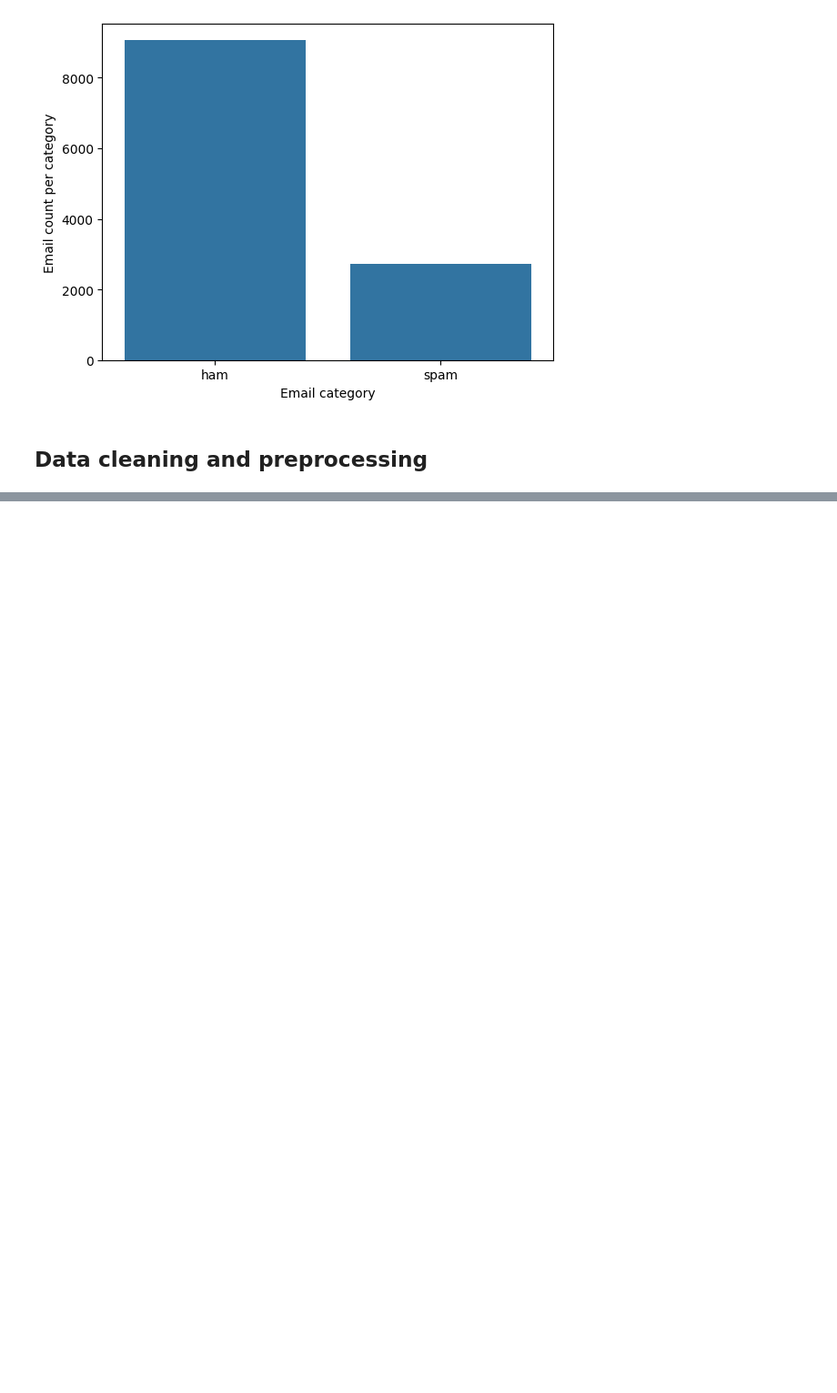
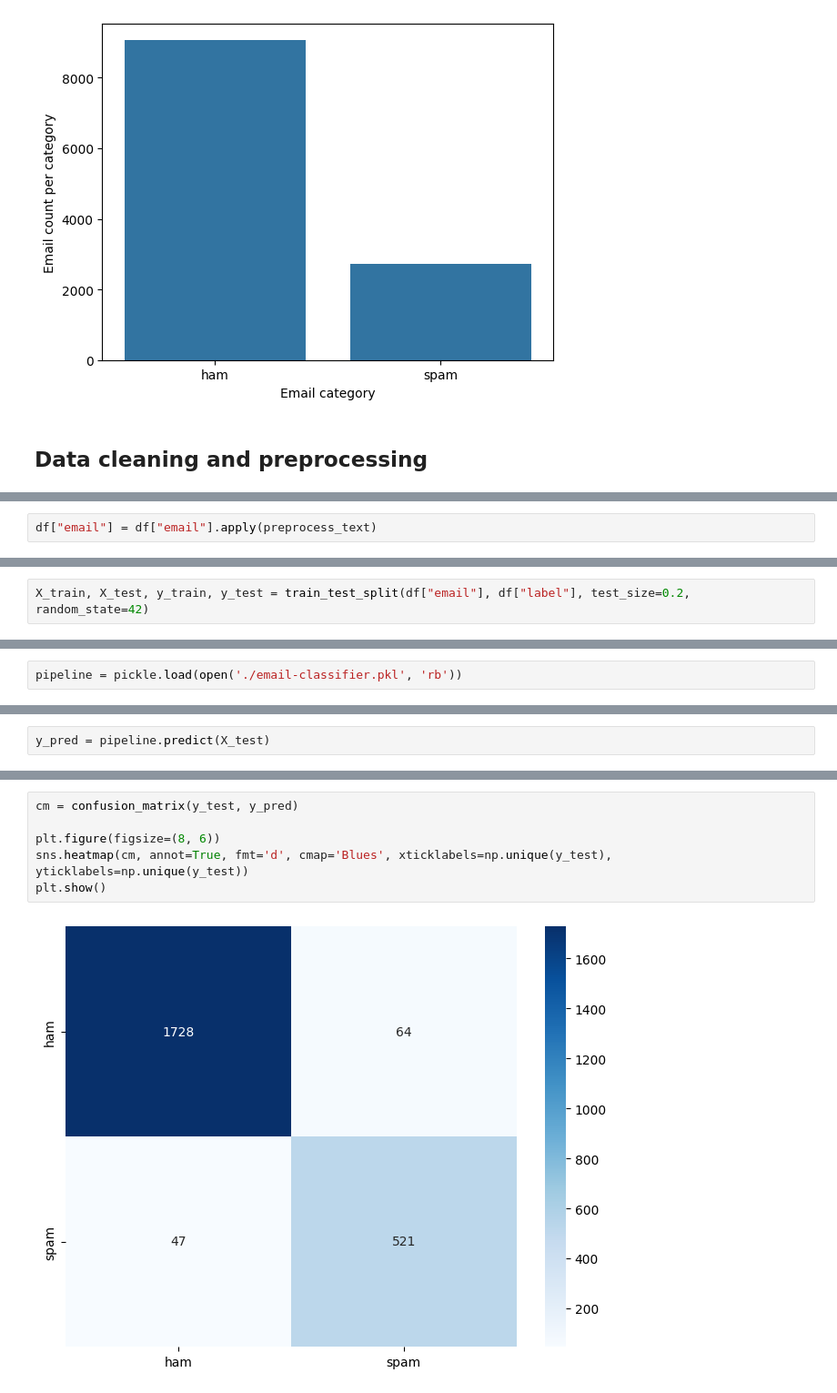
Before and after one commit to JoaoAssalim/Email-Classifier, a Jupyter notebook: notebooks/classifier.ipynb, the cells around one changed output, grey strips where cells are left out. Shown at 91% size. Cells and saved outputs as stored; diff of their text form; blank space fills up the shorter version.

Commit message:
confusion matrix and classification report

```diff
--- a/notebooks/classifier.ipynb
+++ b/notebooks/classifier.ipynb
@@ -73,0 +79,2 @@ Name: email, Length: 11797, dtype: object
+# %%
+df["email"] = df["email"].apply(preprocess_text)
@@ -73,0 +98,2 @@ Name: email, Length: 11797, dtype: object
+# %%
+X_train, X_test, y_train, y_test = train_test_split(df["email"], df["label"], test_size=0.2, random_state=42)
@@ -73,0 +222,2 @@ Name: email, Length: 11797, dtype: object
+# %%
+pipeline = pickle.load(open('./email-classifier.pkl', 'rb'))
@@ -73,0 +232,2 @@ Name: email, Length: 11797, dtype: object
+# %%
+y_pred = pipeline.predict(X_test)
@@ -73,0 +250,8 @@ Name: email, Length: 11797, dtype: object
+# %%
+cm = confusion_matrix(y_test, y_pred)
+
+plt.figure(figsize=(8, 6))
+sns.heatmap(cm, annot=True, fmt='d', cmap='Blues', xticklabels=np.unique(y_test), yticklabels=np.unique(y_test))
+plt.show()
+# %% [output]
+[figure, added]
```
Also changed, not shown: parts of 25 cells of this notebook.
